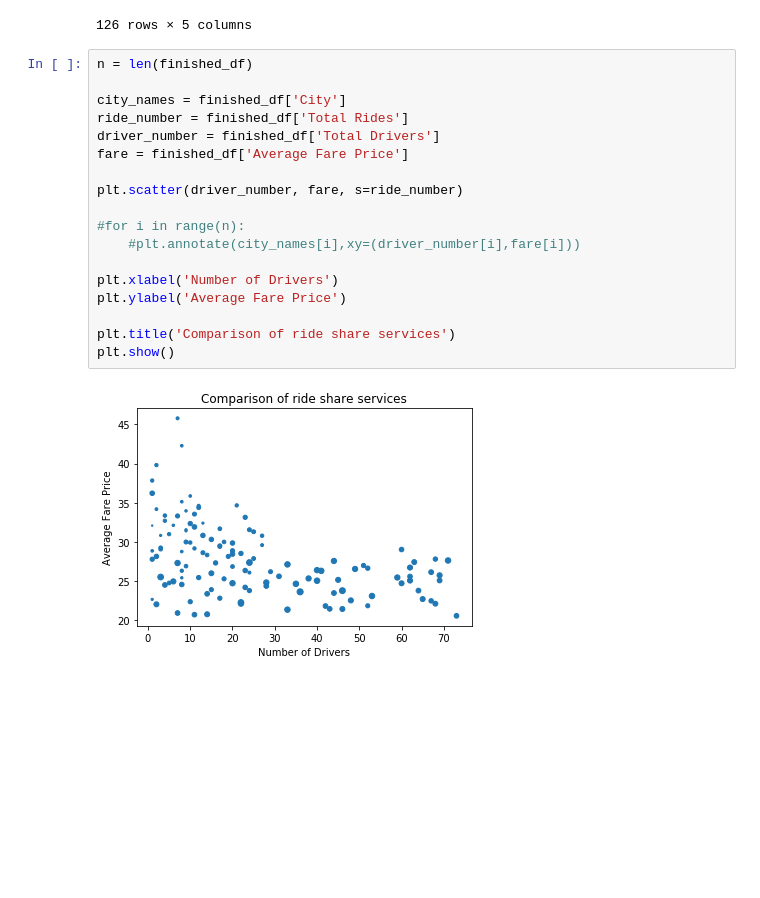
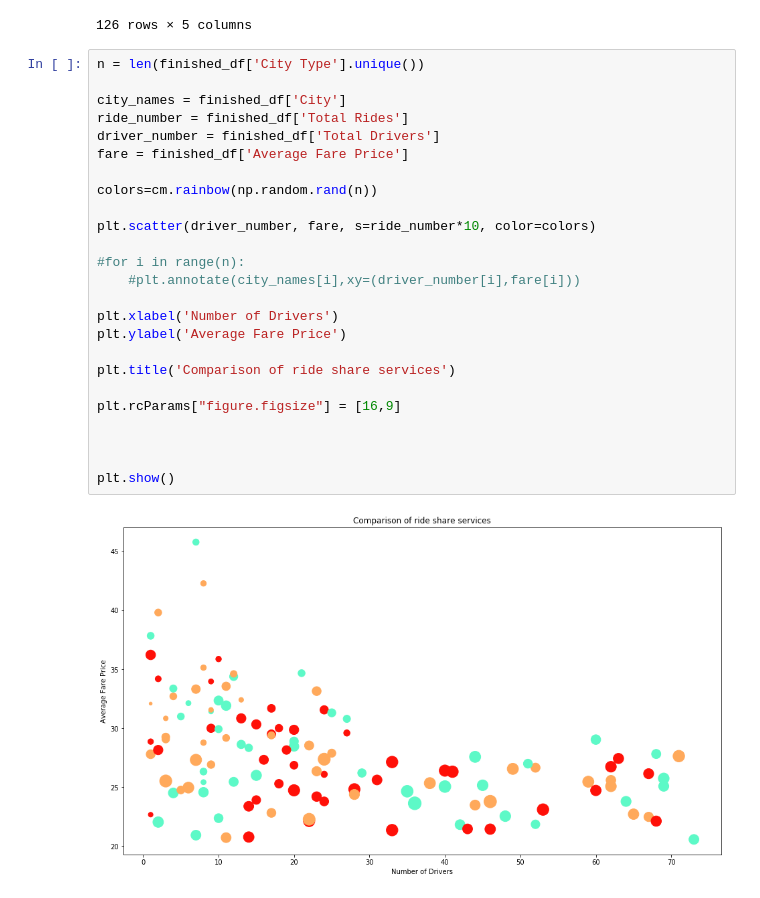
Before and after one commit to guthrieburns/Matplotlib-Homework, a Jupyter notebook: Pyber.ipynb, the cells around one changed output. Cells and saved outputs as stored; diff of their text form; blank space fills up the shorter version.

```diff
--- a/Pyber.ipynb
+++ b/Pyber.ipynb
@@ -83,22 +83,29 @@ finished_df
 | 125 | Xavierborough | 26.32 | 11 | 8 | Suburban |
 126 rows × 5 columns
 # %%
-n = len(finished_df)
+n = len(finished_df['City Type'].unique())
 
 city_names = finished_df['City']
 ride_number = finished_df['Total Rides']
 driver_number = finished_df['Total Drivers']
 fare = finished_df['Average Fare Price']
 
-plt.scatter(driver_number, fare, s=ride_number)
+colors=cm.rainbow(np.random.rand(n))
+
+plt.scatter(driver_number, fare, s=ride_number*10, color=colors)
 
 #for i in range(n):
     #plt.annotate(city_names[i],xy=(driver_number[i],fare[i]))
 
 plt.xlabel('Number of Drivers')
 plt.ylabel('Average Fare Price')
 
 plt.title('Comparison of ride share services')
+
+plt.rcParams["figure.figsize"] = [16,9]
+
+
+
 plt.show()
 # %% [output]
-[figure, old version]
+[figure, new version]
```
